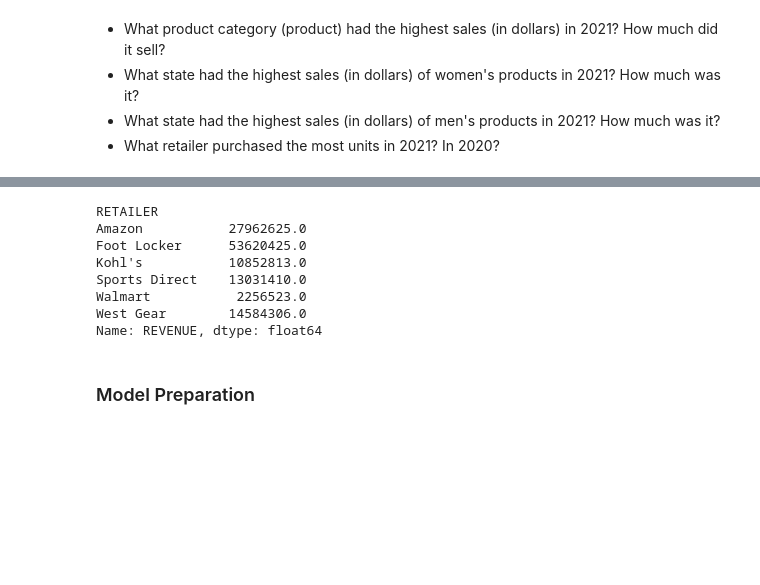
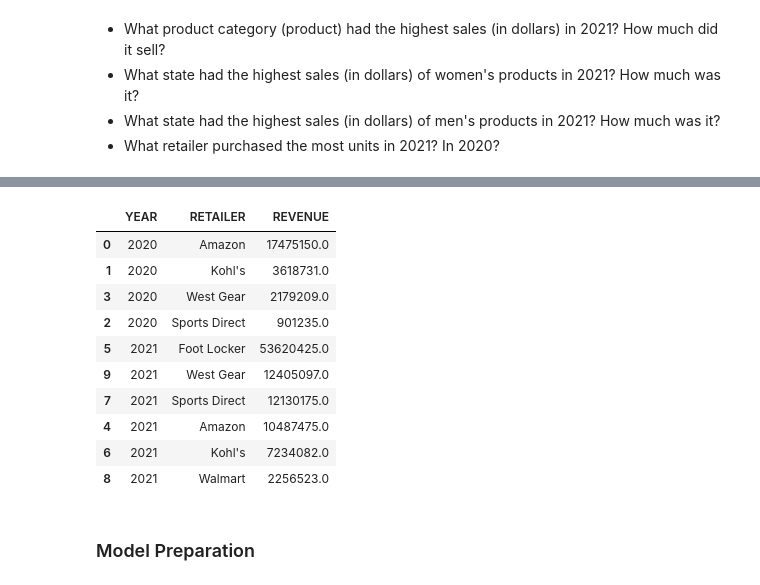
Before and after one commit to tjray2/RUSH-sales, a Jupyter notebook: GB885_Final_Project_Ray_T_v3.ipynb, the cells around one changed output, grey strips where cells are left out. Drawn from its saved outputs; the diff is of its cells as text; code cells hidden in the pictures; blank space fills up the shorter version.

Commit message:
added metrics and business questions before further analysis

```diff
--- a/GB885_Final_Project_Ray_T_v3.ipynb
+++ b/GB885_Final_Project_Ray_T_v3.ipynb
@@ -364,6 +363,11 @@ prices_comparison[['PRODUCT_NAME', 'PRICE_PER_UNIT', 'PRICE_PER_UNIT_winsorized'
 | **Operating Profit** | $\text{Revenue} \times \text{Operating Margin}$ |
 | **Total Expenses** | $\text{Revenue} \times (1 - \text{Operating Margin})$ |
 | **Unit Cost** | $\text{Price per Unit} \times (1 - \text{Operating Margin})$ |
+# %%
+df_clean['REVENUE'] = df_clean['UNITS_SOLD'] * df_clean['PRICE_PER_UNIT']
+df_clean['OPERATING_PROFIT'] = df_clean['REVENUE'] * df_clean['OPERATING_MARGIN']
+df_clean['TOTAL_EXPENSES'] = df_clean['REVENUE'] * (1 - df_clean['OPERATING_MARGIN'])
+df_clean['UNIT_COST'] = df_clean['PRICE_PER_UNIT'] * (1 - df_clean['OPERATING_MARGIN'])
 # %% [markdown]
 ### Business Questions
 # %% [markdown]
@@ -371,5 +375,3 @@ prices_comparison[['PRODUCT_NAME', 'PRICE_PER_UNIT', 'PRICE_PER_UNIT_winsorized'
 - What state had the highest sales (in dollars) of women's products in 2021? How much was it?
 - What state had the highest sales (in dollars) of men's products in 2021? How much was it?
 - What retailer purchased the most units in 2021? In 2020?
-# %%
-df_clean['REVENUE'] = (df_clean['UNITS_SOLD'] * df_clean['PRICE_PER_UNIT'])
@@ -415,0 +378,25 @@ Name: PRODUCT_NAME, Length: 10268, dtype: bool
+# %%
+def analyze_sales(df, years, date_col='INVOICE_DATE_VERIFIED', product_col='PRODUCT_NAME', product_filter=None, group_col=None, metric_col='REVENUE'):
+    # Filter by years using the date column
+    df = df[df[date_col].dt.year.isin(years)].copy()
+
+    # Filter by product keyword if provided
+    if product_filter and product_col:
+        df = df[df[product_col].str.contains(rf'\b{product_filter}\b', case=False, na=False)]
+
+    # Create year column for grouping
+    df['YEAR'] = df[date_col].dt.year
+
+    # Group by YEAR and group_col
+    group_cols = ['YEAR']
+    if group_col:
+        if isinstance(group_col, list):
+            group_cols.extend(group_col)
+        else:
+            group_cols.append(group_col)
+
+    # Aggregate sum of target metric
+    sales = df.groupby(group_cols)[metric_col].sum().reset_index()
+
+    # Sort by YEAR ascending, and then by metric_col descending
+    return sales.sort_values(by=['YEAR', metric_col], ascending=[True, False])
@@ -416,15 +434,18 @@ Name: PRODUCT_NAME, Length: 10268, dtype: bool
 # %%
-highest_retailer_purchases = df_clean.groupby('RETAILER')['REVENUE'].sum()
+highest_retailer_purchases = analyze_sales(df_clean, years=[2020, 2021], product_filter=None, group_col='RETAILER')
 highest_retailer_purchases
 # %% [output]
-RETAILER
-Amazon           27962625.0
-Foot Locker      53620425.0
-Kohl's           10852813.0
-Sports Direct    13031410.0
-Walmart           2256523.0
-West Gear        14584306.0
-Name: REVENUE, dtype: float64
+|  | YEAR | RETAILER | REVENUE |
+| 0 | 2020 | Amazon | 17475150.0 |
+| 1 | 2020 | Kohl's | 3618731.0 |
+| 3 | 2020 | West Gear | 2179209.0 |
+| 2 | 2020 | Sports Direct | 901235.0 |
+| 5 | 2021 | Foot Locker | 53620425.0 |
+| 9 | 2021 | West Gear | 12405097.0 |
+| 7 | 2021 | Sports Direct | 12130175.0 |
+| 4 | 2021 | Amazon | 10487475.0 |
+| 6 | 2021 | Kohl's | 7234082.0 |
+| 8 | 2021 | Walmart | 2256523.0 |
 # %% [markdown]
 ### Model Preparation
 # %% [markdown]
```
Also changed, not shown: parts of 14 cells of this notebook.
